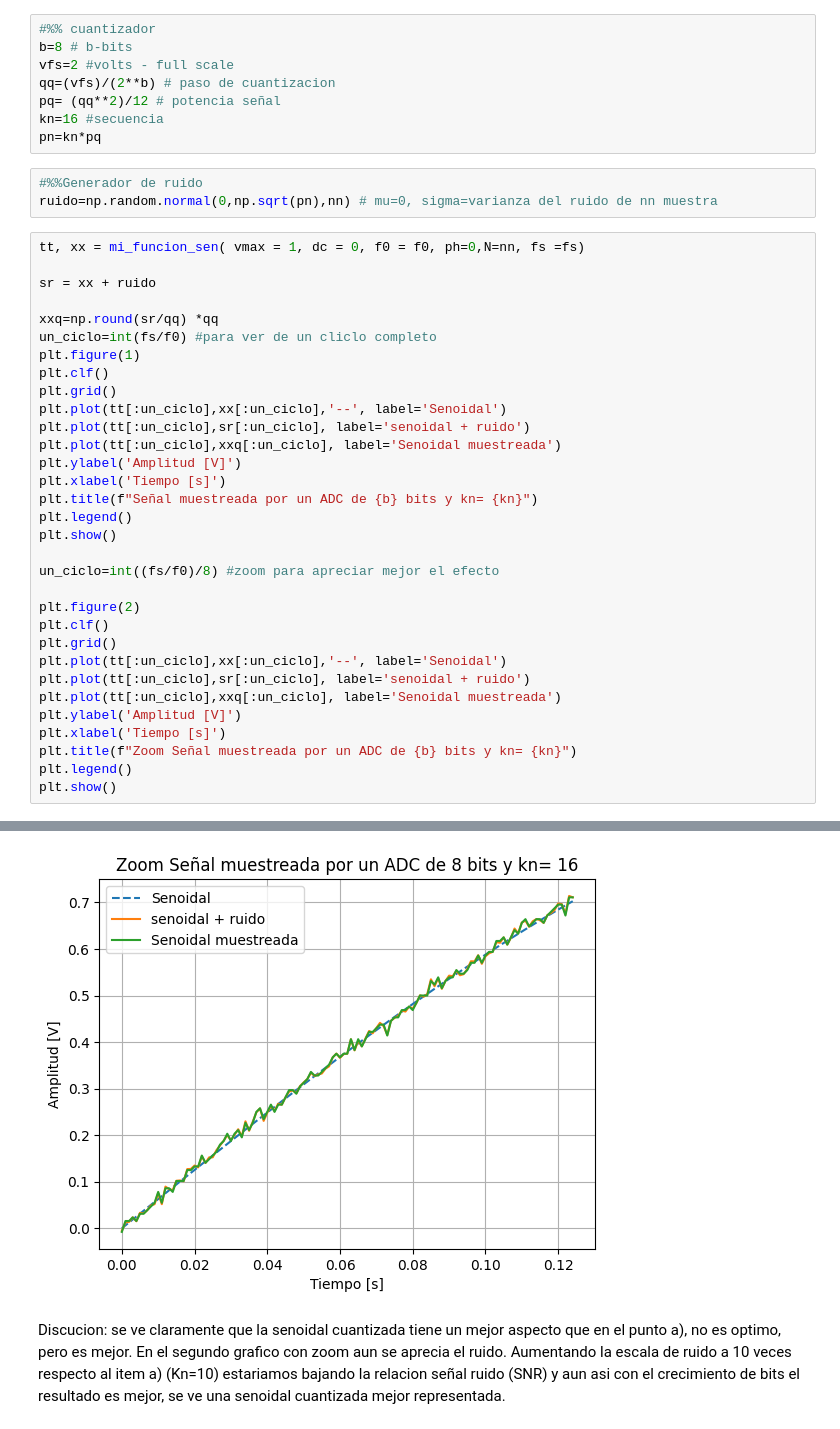
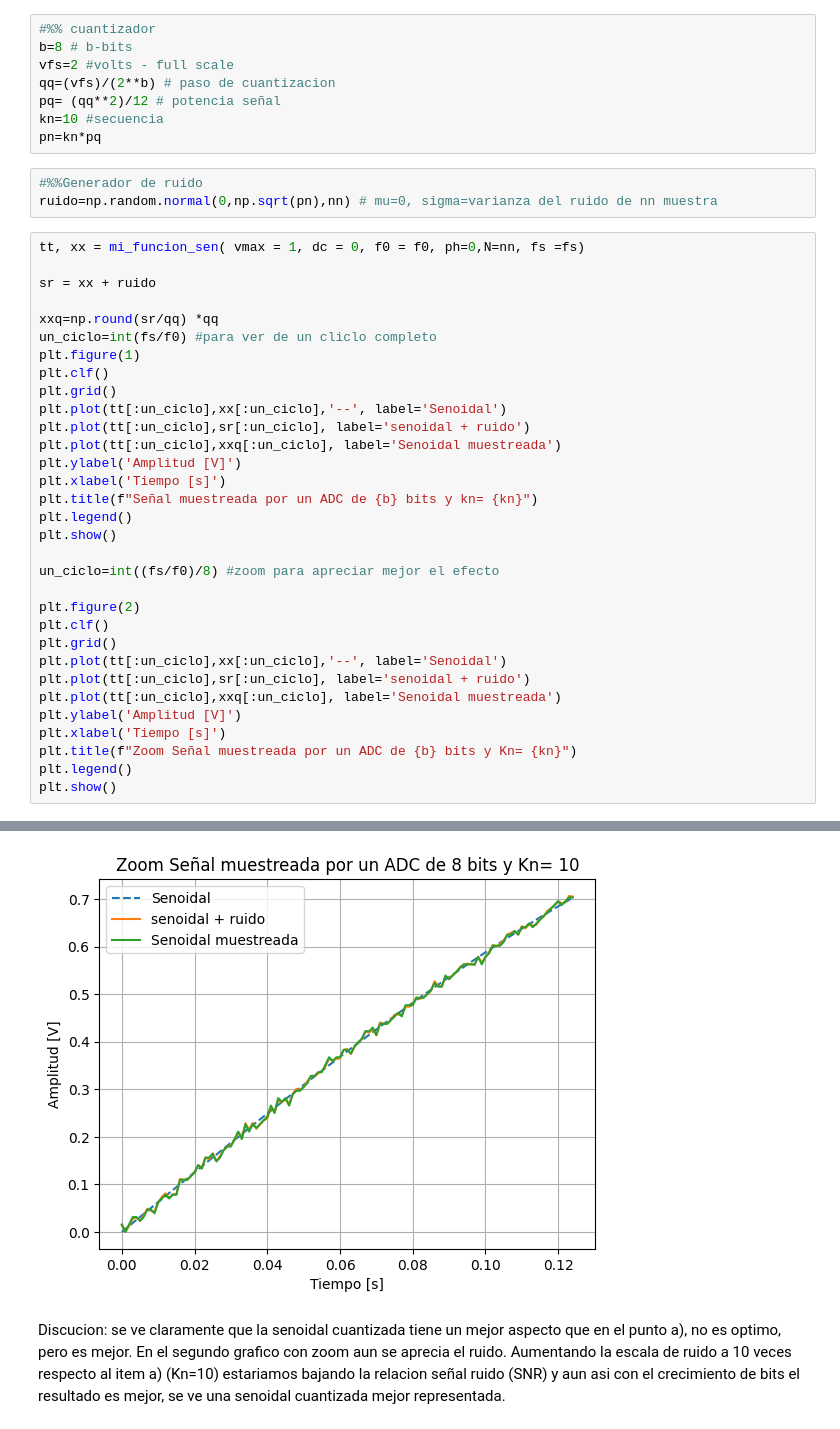
Before and after one commit to mariano1602/APS_2026, a Jupyter notebook: TS2_Mariano_gonzalez.ipynb, the cells around one changed output, grey strips where cells are left out. Drawn from its saved outputs; the diff is of its cells as text.

```diff
--- a/TS2_Mariano_gonzalez.ipynb
+++ b/TS2_Mariano_gonzalez.ipynb
@@ -163,7 +161,7 @@ b=8 # b-bits
 vfs=2 #volts - full scale
 qq=(vfs)/(2**b) # paso de cuantizacion
 pq= (qq**2)/12 # potencia señal
-kn=16 #secuencia
+kn=10 #secuencia
 pn=kn*pq
 # %%
 #%%Generador de ruido
@@ -174,35 +172,35 @@ tt, xx = mi_funcion_sen( vmax = 1, dc = 0, f0 = f0, ph=0,N=nn, fs =fs)
 sr = xx + ruido
 
 xxq=np.round(sr/qq) *qq
 un_ciclo=int(fs/f0) #para ver de un cliclo completo
 plt.figure(1)
 plt.clf()
 plt.grid()
 plt.plot(tt[:un_ciclo],xx[:un_ciclo],'--', label='Senoidal')
 plt.plot(tt[:un_ciclo],sr[:un_ciclo], label='senoidal + ruido')
 plt.plot(tt[:un_ciclo],xxq[:un_ciclo], label='Senoidal muestreada')
 plt.ylabel('Amplitud [V]')
 plt.xlabel('Tiempo [s]')
 plt.title(f"Señal muestreada por un ADC de {b} bits y kn= {kn}")
 plt.legend()
 plt.show()
 
 un_ciclo=int((fs/f0)/8) #zoom para apreciar mejor el efecto
 
 plt.figure(2)
 plt.clf()
 plt.grid()
 plt.plot(tt[:un_ciclo],xx[:un_ciclo],'--', label='Senoidal')
 plt.plot(tt[:un_ciclo],sr[:un_ciclo], label='senoidal + ruido')
 plt.plot(tt[:un_ciclo],xxq[:un_ciclo], label='Senoidal muestreada')
 plt.ylabel('Amplitud [V]')
 plt.xlabel('Tiempo [s]')
-plt.title(f"Zoom Señal muestreada por un ADC de {b} bits y kn= {kn}")
+plt.title(f"Zoom Señal muestreada por un ADC de {b} bits y Kn= {kn}")
 plt.legend()
 plt.show()
 # %% [output]
 [figure]
-[figure, old version]
+[figure, new version]
 # %% [markdown]
 Discucion: se ve claramente que la senoidal cuantizada tiene un mejor aspecto que en el punto a), no es optimo, pero es mejor.
 En el segundo grafico con zoom aun se aprecia el ruido. Aumentando la escala de ruido a 10 veces respecto al item a) (Kn=10) estariamos bajando la relacion señal ruido (SNR) y aun asi con el crecimiento de bits el resultado es mejor, se ve una senoidal cuantizada mejor representada.
```
Also changed, not shown: parts of 12 cells of this notebook, 1 other file.
